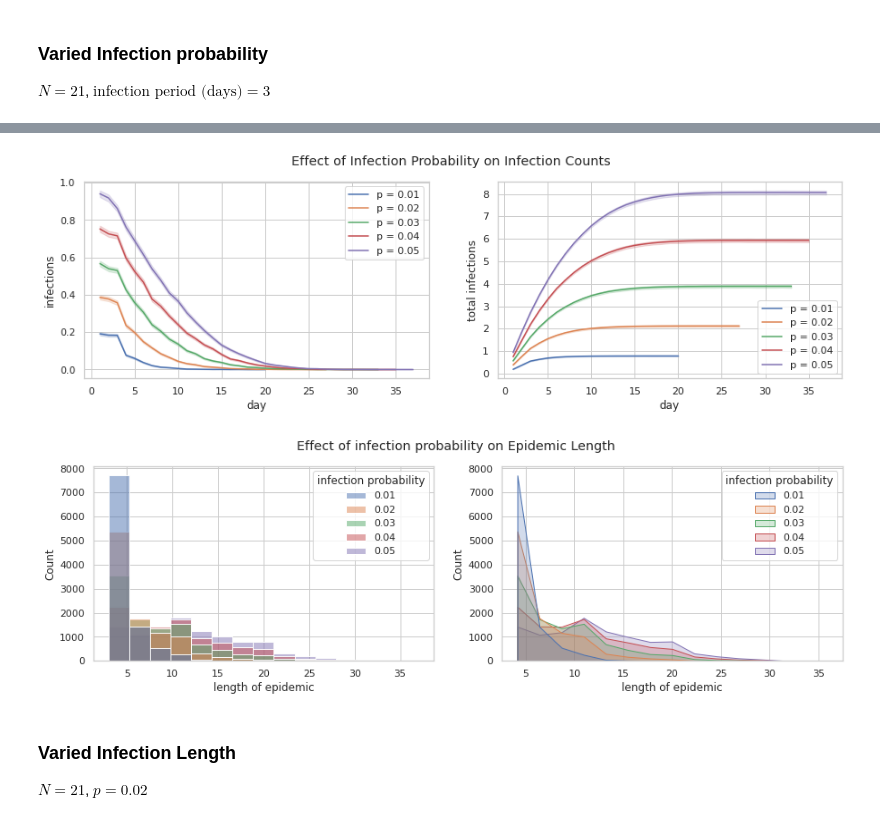
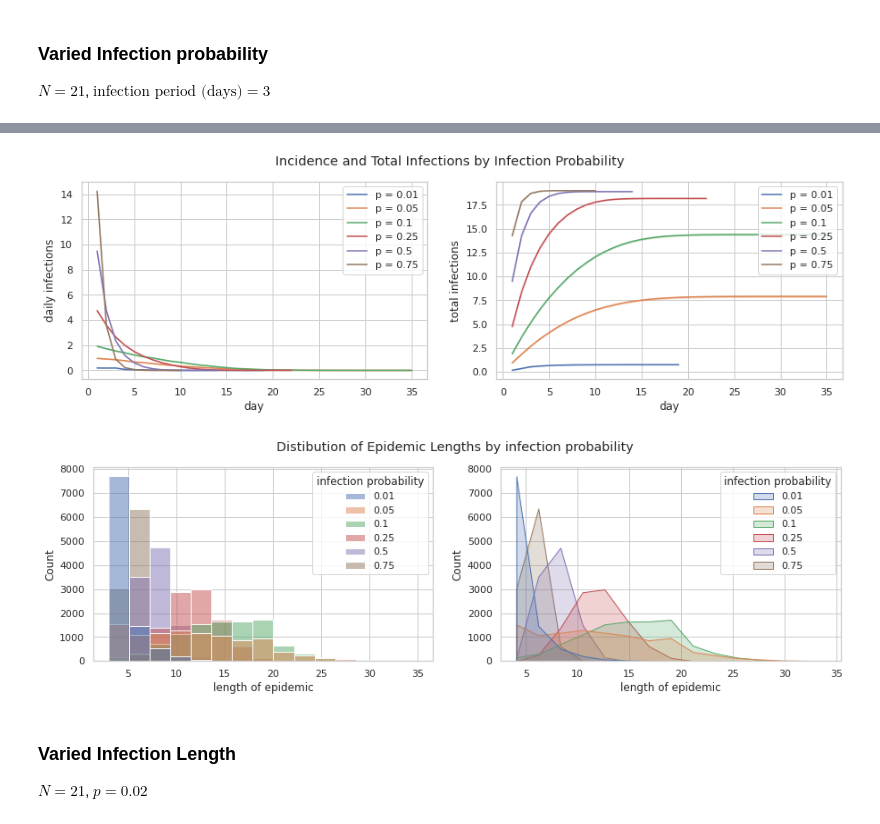
Before and after one commit to joannarashid/flu_sim, a Jupyter notebook: scratch_refactoring.ipynb, the cells around one changed output, grey strips where cells are left out. Cells and saved outputs as stored; diff of their text form; code cells hidden in the pictures.

```diff
--- a/scratch_refactoring.ipynb
+++ b/scratch_refactoring.ipynb
@@ -956,15 +966,15 @@ def long(df, pop_size):
   #melting on simulation and day
   long_df = long_df.melt(id_vars=['simulation'],
                          var_name = "day",
-                         value_name = "infections")
+                         value_name = "daily infections")
   #removing "D" from day values
   long_df['day'] = long_df["day"].map(lambda x: x.lstrip('D')).astype(int)
 
   #creating cumulative sum of infections for each day
-  long_df['infections'] = long_df['infections'].astype(int)
+  long_df['daily infections'] = long_df['daily infections'].astype(int)
   long_df = long_df.sort_values(["simulation", "day"])
   long_df['total infections'] = long_df.groupby(['simulation'])\
-    ['infections'].cumsum().astype(int)
+    ['daily infections'].cumsum().astype(int)
 
   #creating cumulative sum of recovered agents for each day
   long_df['recovered'] = long_df['total infections'].shift(
@@ -976,6 +986,11 @@ def long(df, pop_size):
   #creating susceptible value for each day
   long_df['susceptible'] = pop_size - long_df['total infections']
   long_df = long_df.sort_values(["simulation", "day"])
+
+
+# creating value for prevalence
+  long_df['prevalence'] = long_df['daily infections']/pop_size
+
   return long_df
 # %%
 base_experiment_10k = Experiment(10000, 21, 0.02, 3)
@@ -1039,0 +1097,5 @@ Text(0.5, 1.0, 'SIR Model Mean Total Infections Time Series')
+# %%
+fig, ax = plt.subplots(figsize=(15,4))
+sns.boxenplot(data = long_df_10k , x = "day", y = "total infections")
+plt.title('Distibution of Total Infections by Day')
+#plt.savefig('dist_total_daily_inf.png')
@@ -1260,7 +1326,7 @@ def graph_against_epidemic_lengths(epi_len, x, hue_quantity, bins):
   sns.histplot(data = epi_len, x = x, hue = hue_quantity,
                bins = bins, element = "poly", ax=ax[1])
   fig.set_size_inches(15, 4)
-  fig.suptitle(f'Effect of {hue_quantity} on Epidemic Length')
+  fig.suptitle(f'Distibution of Epidemic Lengths by {hue_quantity}')
 
 
 def graph_against_infection_counts(vals, dfs, x, y1, y2,
@@ -1285,13 +1351,13 @@ def graph_against_infection_counts(vals, dfs, x, y1, y2,
     sns.lineplot(x = x, y = y2, data = dfs[i],
                  label =f'{label} = {v}', ax=ax[1])
   fig.set_size_inches(15, 4)
-  fig.suptitle(f'Effect of {quantity} on Infection Counts')
+  fig.suptitle(f'Incidence and Total Infections by {quantity}')
   if legend:
     fig.legend(title = legend)
 # %% [markdown]
 ### Varied Infection probability
 $N = 21$, $\text{infection period (days)} = 3$
 # %%
-p_exposures = [.01, .02, .03, .04, .05]
+p_exposures = [.01, .05, .1, .25, .5, .75]
 epi_len1, prob_dfs = run_variation_analysis(10000, 21, p_exposures, 3)
 # %% [output]
@@ -1311,20 +1380,22 @@ Total time elapsed to gather data for 10000 trials: 0:00:03.425335
 # %%
 graph_against_infection_counts(p_exposures,
                                prob_dfs,
                                "day",
-                               "infections",
+                               "daily infections",
                                "total infections",
                                'p',
                                'Infection Probability')
+#plt.savefig('inf_prob.png')
 # %% [output]
-[figure, old version]
+[figure, new version]
 # %%
 graph_against_epidemic_lengths(epi_len1,
                                "length of epidemic",
                                "infection probability",
                                15)
+#plt.savefig('inf_prob_epi_len.png')
 # %% [output]
-[figure, old version]
+[figure, new version]
 # %% [markdown]
 ### Varied Infection Length
 
```
Also changed, not shown: parts of 61 cells of this notebook.
